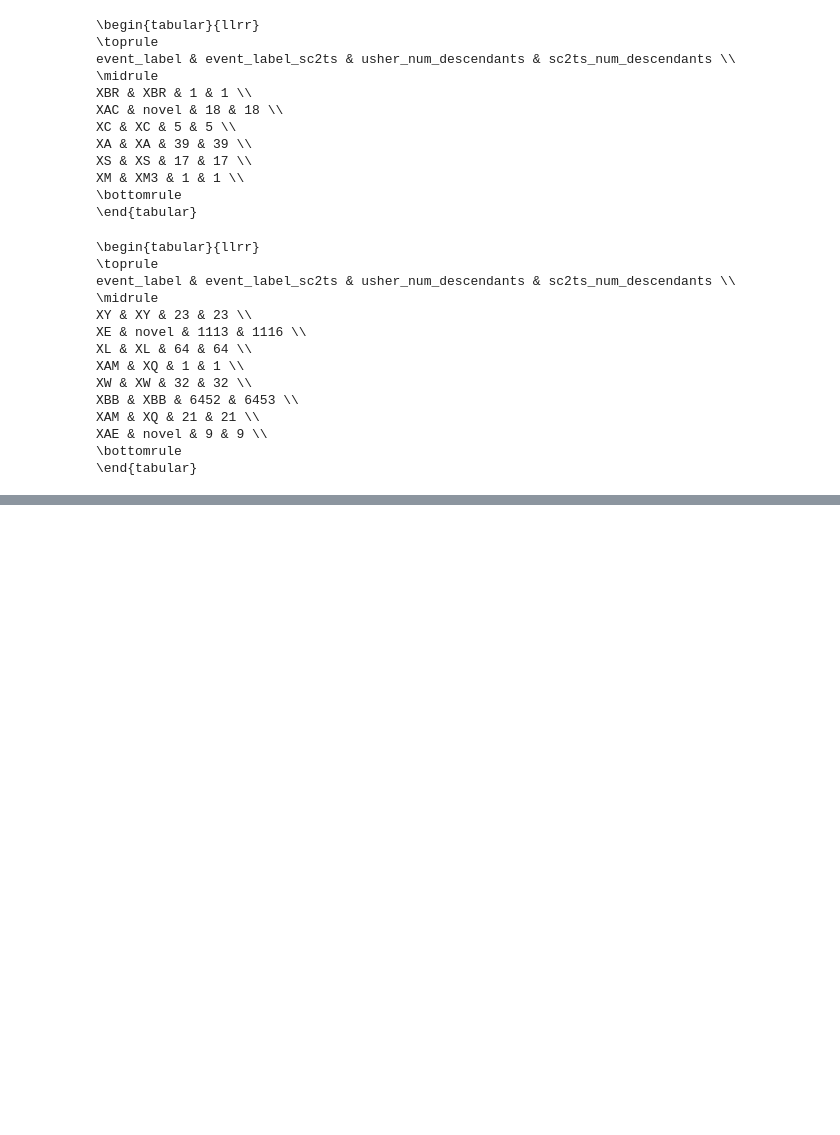
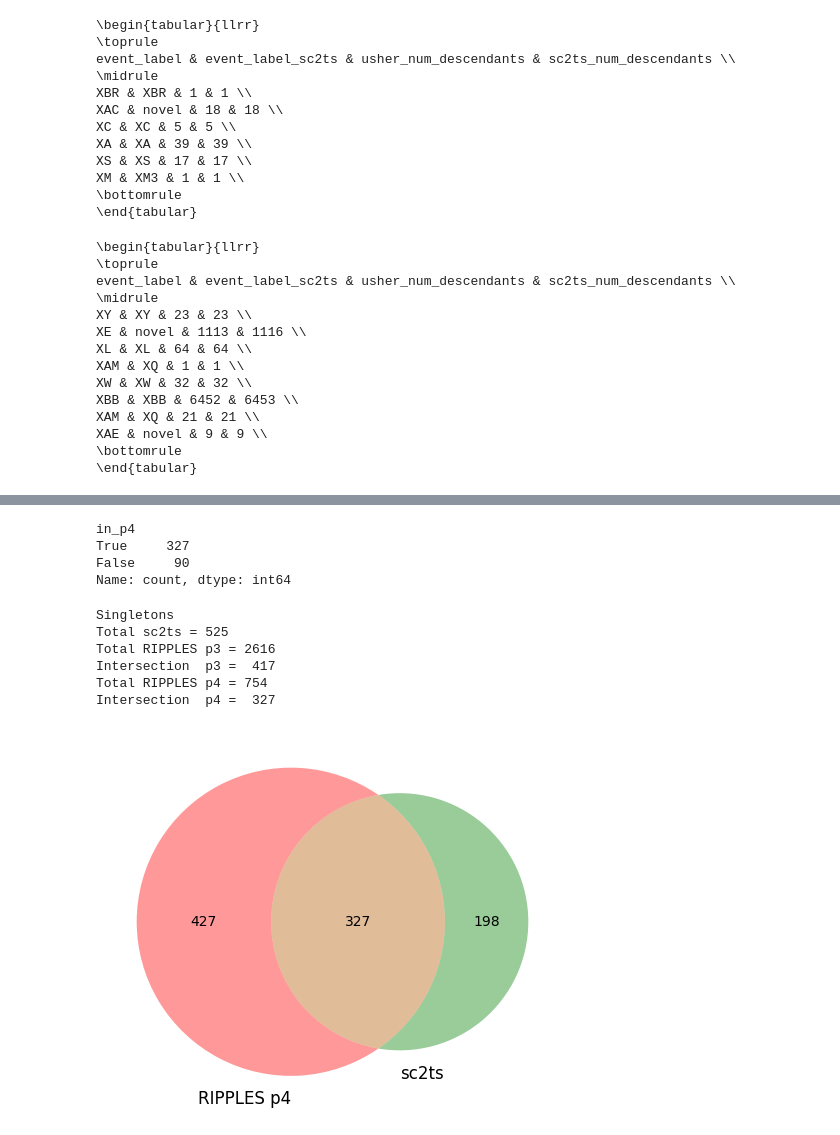
Before and after one commit to jeromekelleher/sc2ts-paper, a Jupyter notebook: notebooks/analysis_ripples.ipynb, the cells around one changed output, grey strips where cells are left out. Drawn from its saved outputs; the diff is of its cells as text; code cells hidden in the pictures; blank space fills up the shorter version.

```diff
--- a/notebooks/analysis_ripples.ipynb
+++ b/notebooks/analysis_ripples.ipynb
@@ -412,4 +510,4 @@ Of these, 388 are also sc2ts singleton recombinants.
 # %%
-df_singletons = dfp3[(dfp3["sc2ts_num_descendants"] == 1) & (dfp3["usher_num_descendants"]== 1)]
-df_singletons
+dfp3_single = dfp3[dfp3["usher_num_descendants"] == 1]
+dfp3_single.shape
 # %% [output]
@@ -478,0 +522,4 @@ Name: count, dtype: int64
+# %%
+df_join = dfp3_single.join(df_sc2ts_single, "sc2ts_closest_recombinant")
+df_join = df_join[df_join["sc2ts_closest_recombinant_path_len"] == 1]
+df_join
@@ -478,0 +541,32 @@ Name: count, dtype: int64
+# %%
+df_join.in_p4.value_counts()
+# %% [output]
+in_p4
+True     327
+False     90
+Name: count, dtype: int64
+# %%
+total_sc2ts = df_sc2ts_single.shape[0]
+total_p3 = dfp3_single.shape[0]
+total_p4 = np.sum(dfp3_single["in_p4"])
+inter_p3 = df_join.shape[0]
+inter_p4 = np.sum(df_join["in_p4"])
+
+print("Singletons")
+print("Total sc2ts =", total_sc2ts)
+print("Total RIPPLES p3 =", total_p3)
+print("Intersection  p3 = ", inter_p3)
+print("Total RIPPLES p4 =", total_p4)
+print("Intersection  p4 = ", inter_p4)
+# %% [output]
+Singletons
+Total sc2ts = 525
+Total RIPPLES p3 = 2616
+Intersection  p3 =  417
+Total RIPPLES p4 = 754
+Intersection  p4 =  327
+# %%
+# accept as their only required argument a 3-element tuple (Ab, aB, AB)
+matplotlib_venn.venn2([total_p4 - inter_p4, total_sc2ts - inter_p4, inter_p4], [f"RIPPLES p4", "sc2ts"]);
+# %% [output]
+[figure, added]
```
Also changed, not shown: parts of 50 cells of this notebook, 1 other file.
